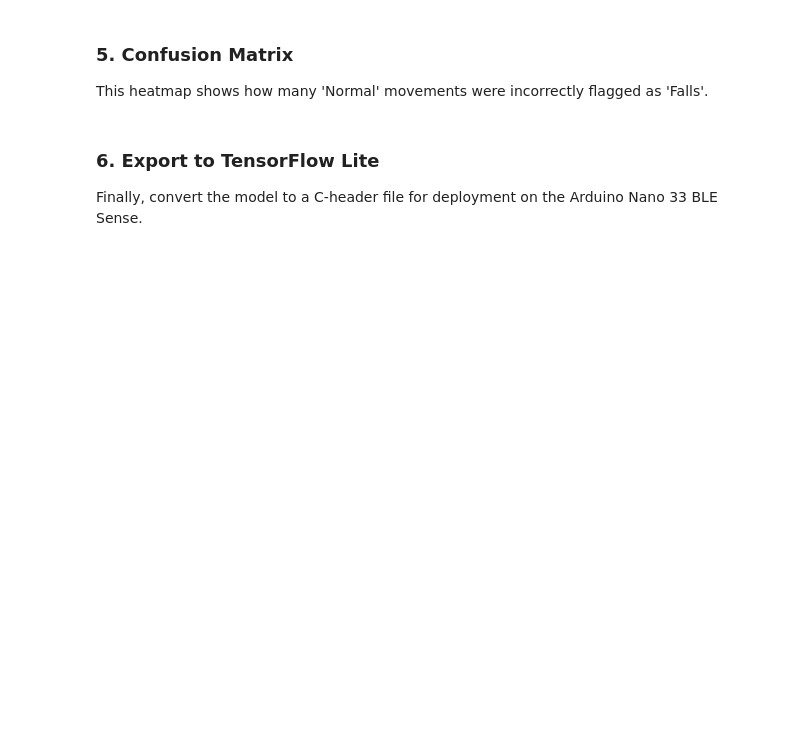
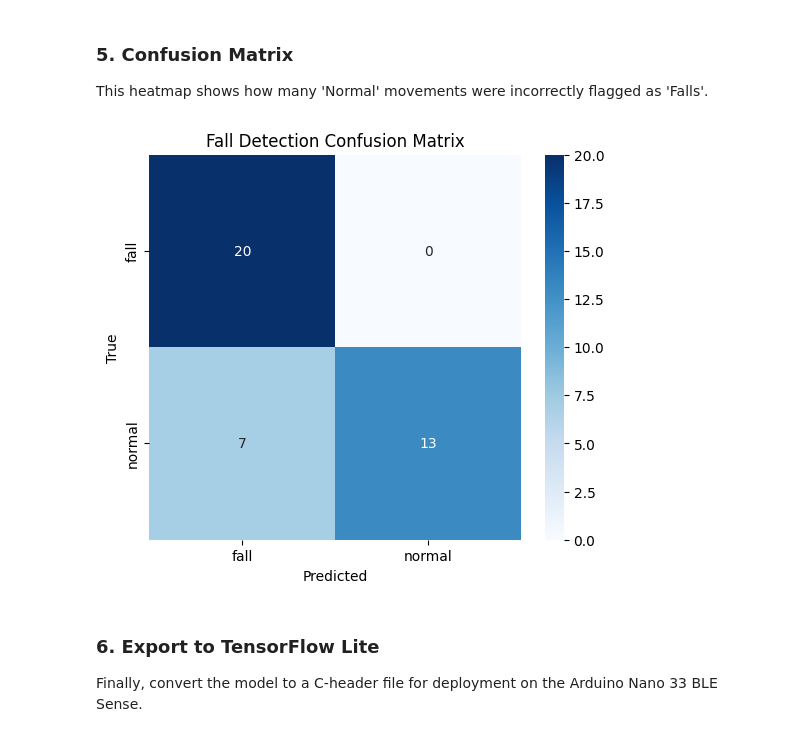
Before and after one commit to J0knee10/Embedded-Systems, a Jupyter notebook: TinyML_SC4172/Project/train_fall_model.ipynb, the cells around one changed output. Drawn from its saved outputs; the diff is of its cells as text; code cells hidden in the pictures; blank space fills up the shorter version.

Commit message:
fall IMU done

```diff
--- a/TinyML_SC4172/Project/train_fall_model.ipynb
+++ b/TinyML_SC4172/Project/train_fall_model.ipynb
@@ -20,34 +21,3 @@ CLASSES = ['fall', 'normal']
 # %% [markdown]
 ### 2. Load and Preprocess Data
 This section reads your CSV files and splits them into individual 1-second "gestures."
-# %%
-def load_gesture_data(filename, class_id):
-    # Load raw CSV (ignoring headers if they exist)
-    df = pd.read_csv(filename, header=None, comment='-')
-    data = df.values
-
-    # Split data into 120-sample blocks
-    num_gestures = len(data) // SAMPLES_PER_GESTURE
-    data = data[:num_gestures * SAMPLES_PER_GESTURE]
-    reshaped_data = data.reshape(num_gestures, SAMPLES_PER_GESTURE * NUM_CHANNELS)
-
-    labels = np.full((num_gestures,), class_id)
-    return reshaped_data, labels
-
-# Load your collected data
-try:
-    fall_data, fall_labels = load_gesture_data('fall_data.csv', 0)
-    normal_data, normal_labels = load_gesture_data('normal_data.csv', 1)
-
-    # Combine and Shuffle
-    X = np.vstack((fall_data, normal_data))
-    y = np.concatenate((fall_labels, normal_labels))
-
-    X_train, X_test, y_train, y_test = train_test_split(X, y, test_size=0.2, random_state=42)
-    X_train, X_val, y_train, y_val = train_test_split(X_train, y_train, test_size=0.1, random_state=42)
-
-    print(f"Data Loaded Successfully!")
-    print(f"Total Samples: {len(X)}")
-    print(f"Training: {len(X_train)}, Validation: {len(X_val)}, Test: {len(X_test)}")
-except FileNotFoundError:
-    print("Error: CSV files not found. Please run your data collector first!")
@@ -97,15 +323,22 @@ plt.show()
 ### 5. Confusion Matrix
 This heatmap shows how many 'Normal' movements were incorrectly flagged as 'Falls'.
 # %%
-y_pred = np.argmax(model.predict(X_test), axis=1)
+y_pred = np.argmax(model.predict(X_test_cnn), axis=1)
+
 cm = confusion_matrix(y_test, y_pred)
 
 plt.figure(figsize=(6, 5))
-sns.heatmap(cm, annot=True, fmt='d', xticklabels=CLASSES, yticklabels=CLASSES, cmap='Blues')
+sns.heatmap(cm, annot=True, fmt='d',
+            xticklabels=CLASSES,
+            yticklabels=CLASSES,
+            cmap='Blues')
+
 plt.xlabel('Predicted')
 plt.ylabel('True')
 plt.title('Fall Detection Confusion Matrix')
 plt.show()
+# %% [output]
+[figure, added]
 # %% [markdown]
 ### 6. Export to TensorFlow Lite
 Finally, convert the model to a C-header file for deployment on the Arduino Nano 33 BLE Sense.
```
Also changed, not shown: parts of 9 cells of this notebook, 9 other files.
